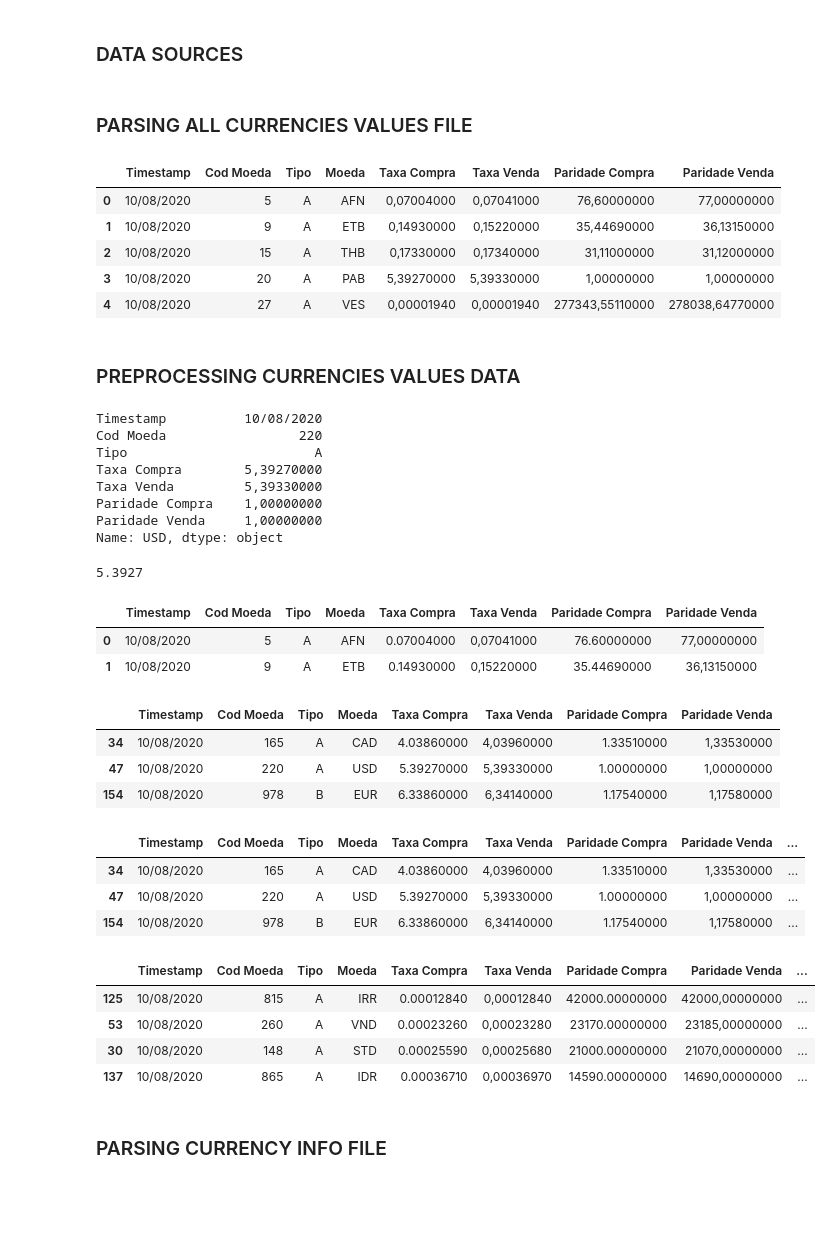
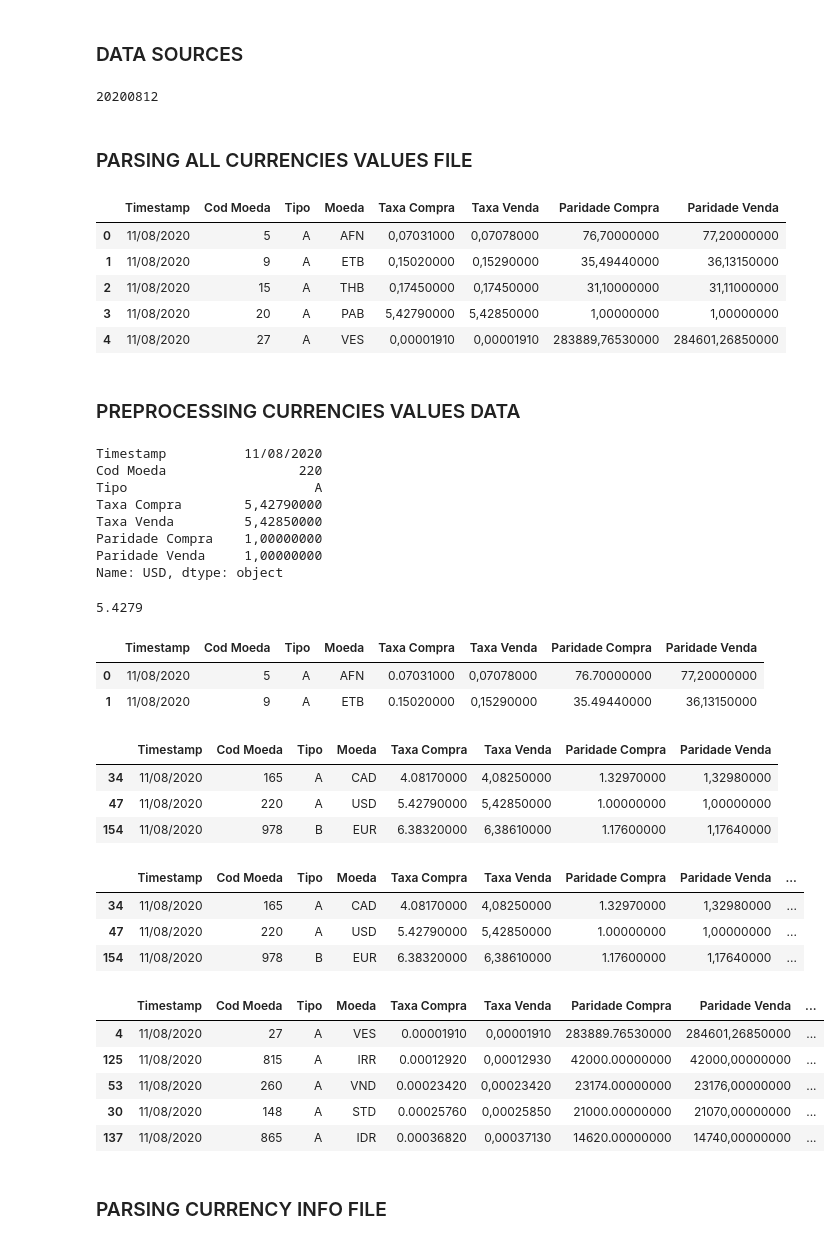
Before and after one commit to g-freire/currency_analysis, a Jupyter notebook: currency_analysis_job.ipynb, the cells around one changed output. Drawn from its saved outputs; the diff is of its cells as text; code cells hidden in the pictures; blank space fills up the shorter version.

```diff
--- a/currency_analysis.ipynb
+++ b/currency_analysis_job.ipynb
@@ -13,2 +14,9 @@ import requests
 # %% [markdown]
 ### DATA SOURCES
+# %%
+# Get current date- will work at market hours
+current_date = datetime.date.today().isoformat()
+date = int(current_date.replace('-', ''))
+date
+# %% [output]
+20200812
@@ -21,16 +30,18 @@ currencies_info_url = f"https://www4.bcb.gov.br/Download/fechamento/M{date}.csv"
 # %% [markdown]
 ### PARSING ALL  CURRENCIES VALUES FILE
 # %%
+# downloads the csv data and parse into a pandas dataframe
+data_from_url = StringIO(requests.get(currencies_prices_url).text)
 cols = ['Timestamp', 'Cod Moeda', 'Tipo', 'Moeda', 'Taxa Compra', 'Taxa Venda', 'Paridade Compra', 'Paridade Venda']
-df = pd.read_csv('data/20200810.csv', sep=";", names=cols)
+df = pd.read_csv(data_from_url, sep=";", names=cols)
 df.head()
 # %% [output]
 |  | Timestamp | Cod Moeda | Tipo | Moeda | Taxa Compra | Taxa Venda | Paridade Compra | Paridade Venda |
-| 0 | 10/08/2020 | 5 | A | AFN | 0,07004000 | 0,07041000 | 76,60000000 | 77,00000000 |
-| 1 | 10/08/2020 | 9 | A | ETB | 0,14930000 | 0,15220000 | 35,44690000 | 36,13150000 |
-| 2 | 10/08/2020 | 15 | A | THB | 0,17330000 | 0,17340000 | 31,11000000 | 31,12000000 |
-| 3 | 10/08/2020 | 20 | A | PAB | 5,39270000 | 5,39330000 | 1,00000000 | 1,00000000 |
-| 4 | 10/08/2020 | 27 | A | VES | 0,00001940 | 0,00001940 | 277343,55110000 | 278038,64770000 |
+| 0 | 11/08/2020 | 5 | A | AFN | 0,07031000 | 0,07078000 | 76,70000000 | 77,20000000 |
+| 1 | 11/08/2020 | 9 | A | ETB | 0,15020000 | 0,15290000 | 35,49440000 | 36,13150000 |
+| 2 | 11/08/2020 | 15 | A | THB | 0,17450000 | 0,17450000 | 31,10000000 | 31,11000000 |
+| 3 | 11/08/2020 | 20 | A | PAB | 5,42790000 | 5,42850000 | 1,00000000 | 1,00000000 |
+| 4 | 11/08/2020 | 27 | A | VES | 0,00001910 | 0,00001910 | 283889,76530000 | 284601,26850000 |
 # %% [markdown]
 ### PREPROCESSING CURRENCIES VALUES  DATA
 # %%
@@ -40,11 +51,11 @@ aux = df.set_index('Moeda')
 usd = aux.loc['USD']
 usd
 # %% [output]
-Timestamp          10/08/2020
+Timestamp          11/08/2020
 Cod Moeda                 220
 Tipo                        A
-Taxa Compra        5,39270000
-Taxa Venda         5,39330000
+Taxa Compra        5,42790000
+Taxa Venda         5,42850000
 Paridade Compra    1,00000000
 Paridade Venda     1,00000000
 Name: USD, dtype: object
@@ -52,7 +63,7 @@ Name: USD, dtype: object
 usd_value = float(usd['Taxa Compra'].replace(',','.'))
 usd_value
 # %% [output]
-5.3927
+5.4279
 # %%
 # Casting strings to float
 df["Taxa Compra"] = df["Taxa Compra"].str.replace(',','.')
@@ -60,12 +71,12 @@ df["Paridade Compra"] = df["Paridade Compra"].str.replace(',','.')
 df.head(2)
 # %% [output]
 |  | Timestamp | Cod Moeda | Tipo | Moeda | Taxa Compra | Taxa Venda | Paridade Compra | Paridade Venda |
-| 0 | 10/08/2020 | 5 | A | AFN | 0.07004000 | 0,07041000 | 76.60000000 | 77,00000000 |
-| 1 | 10/08/2020 | 9 | A | ETB | 0.14930000 | 0,15220000 | 35.44690000 | 36,13150000 |
+| 0 | 11/08/2020 | 5 | A | AFN | 0.07031000 | 0,07078000 | 76.70000000 | 77,20000000 |
+| 1 | 11/08/2020 | 9 | A | ETB | 0.15020000 | 0,15290000 | 35.49440000 | 36,13150000 |
 # %%
-# new column with fixed formula
+# new column with USD to currency formula
 new_df = df.copy(deep=True)
-new_df['Paridade Compra USD'] = usd_value / (new_df['Taxa Compra'].astype(float))
+new_df['USD to Currency'] = usd_value / (new_df['Taxa Compra'].astype(float))
 
 # validating
 currencies = ["USD", "EUR", "CAD"]
@@ -74,27 +85,28 @@ currencies = ["USD", "EUR", "CAD"]
 df.loc[new_df['Moeda'].isin(currencies)]
 # %% [output]
 |  | Timestamp | Cod Moeda | Tipo | Moeda | Taxa Compra | Taxa Venda | Paridade Compra | Paridade Venda |
-| 34 | 10/08/2020 | 165 | A | CAD | 4.03860000 | 4,03960000 | 1.33510000 | 1,33530000 |
-| 47 | 10/08/2020 | 220 | A | USD | 5.39270000 | 5,39330000 | 1.00000000 | 1,00000000 |
-| 154 | 10/08/2020 | 978 | B | EUR | 6.33860000 | 6,34140000 | 1.17540000 | 1,17580000 |
+| 34 | 11/08/2020 | 165 | A | CAD | 4.08170000 | 4,08250000 | 1.32970000 | 1,32980000 |
+| 47 | 11/08/2020 | 220 | A | USD | 5.42790000 | 5,42850000 | 1.00000000 | 1,00000000 |
+| 154 | 11/08/2020 | 978 | B | EUR | 6.38320000 | 6,38610000 | 1.17600000 | 1,17640000 |
 # %%
 # NEW DF
 new_df.loc[new_df['Moeda'].isin(currencies)]
 # %% [output]
 |  | Timestamp | Cod Moeda | Tipo | Moeda | Taxa Compra | Taxa Venda | Paridade Compra | Paridade Venda | ... |
-| 34 | 10/08/2020 | 165 | A | CAD | 4.03860000 | 4,03960000 | 1.33510000 | 1,33530000 | ... |
-| 47 | 10/08/2020 | 220 | A | USD | 5.39270000 | 5,39330000 | 1.00000000 | 1,00000000 | ... |
-| 154 | 10/08/2020 | 978 | B | EUR | 6.33860000 | 6,34140000 | 1.17540000 | 1,17580000 | ... |
+| 34 | 11/08/2020 | 165 | A | CAD | 4.08170000 | 4,08250000 | 1.32970000 | 1,32980000 | ... |
+| 47 | 11/08/2020 | 220 | A | USD | 5.42790000 | 5,42850000 | 1.00000000 | 1,00000000 | ... |
+| 154 | 11/08/2020 | 978 | B | EUR | 6.38320000 | 6,38610000 | 1.17600000 | 1,17640000 | ... |
 # %%
 # SORTING BY CURRENCY
-sorted_df = new_df.sort_values(by='Paridade Compra USD', ascending=False)
-sorted_df.head(5).tail(4)
+sorted_df = new_df.sort_values(by='USD to Currency', ascending=False)
+sorted_df.head(5)
 # %% [output]
 |  | Timestamp | Cod Moeda | Tipo | Moeda | Taxa Compra | Taxa Venda | Paridade Compra | Paridade Venda | ... |
-| 125 | 10/08/2020 | 815 | A | IRR | 0.00012840 | 0,00012840 | 42000.00000000 | 42000,00000000 | ... |
-| 53 | 10/08/2020 | 260 | A | VND | 0.00023260 | 0,00023280 | 23170.00000000 | 23185,00000000 | ... |
-| 30 | 10/08/2020 | 148 | A | STD | 0.00025590 | 0,00025680 | 21000.00000000 | 21070,00000000 | ... |
-| 137 | 10/08/2020 | 865 | A | IDR | 0.00036710 | 0,00036970 | 14590.00000000 | 14690,00000000 | ... |
+| 4 | 11/08/2020 | 27 | A | VES | 0.00001910 | 0,00001910 | 283889.76530000 | 284601,26850000 | ... |
+| 125 | 11/08/2020 | 815 | A | IRR | 0.00012920 | 0,00012930 | 42000.00000000 | 42000,00000000 | ... |
+| 53 | 11/08/2020 | 260 | A | VND | 0.00023420 | 0,00023420 | 23174.00000000 | 23176,00000000 | ... |
+| 30 | 11/08/2020 | 148 | A | STD | 0.00025760 | 0,00025850 | 21000.00000000 | 21070,00000000 | ... |
+| 137 | 11/08/2020 | 865 | A | IDR | 0.00036820 | 0,00037130 | 14620.00000000 | 14740,00000000 | ... |
 # %% [markdown]
 ### PARSING CURRENCY INFO FILE
 # %%
```
Also changed, not shown: parts of 4 cells of this notebook, 1 other file.
